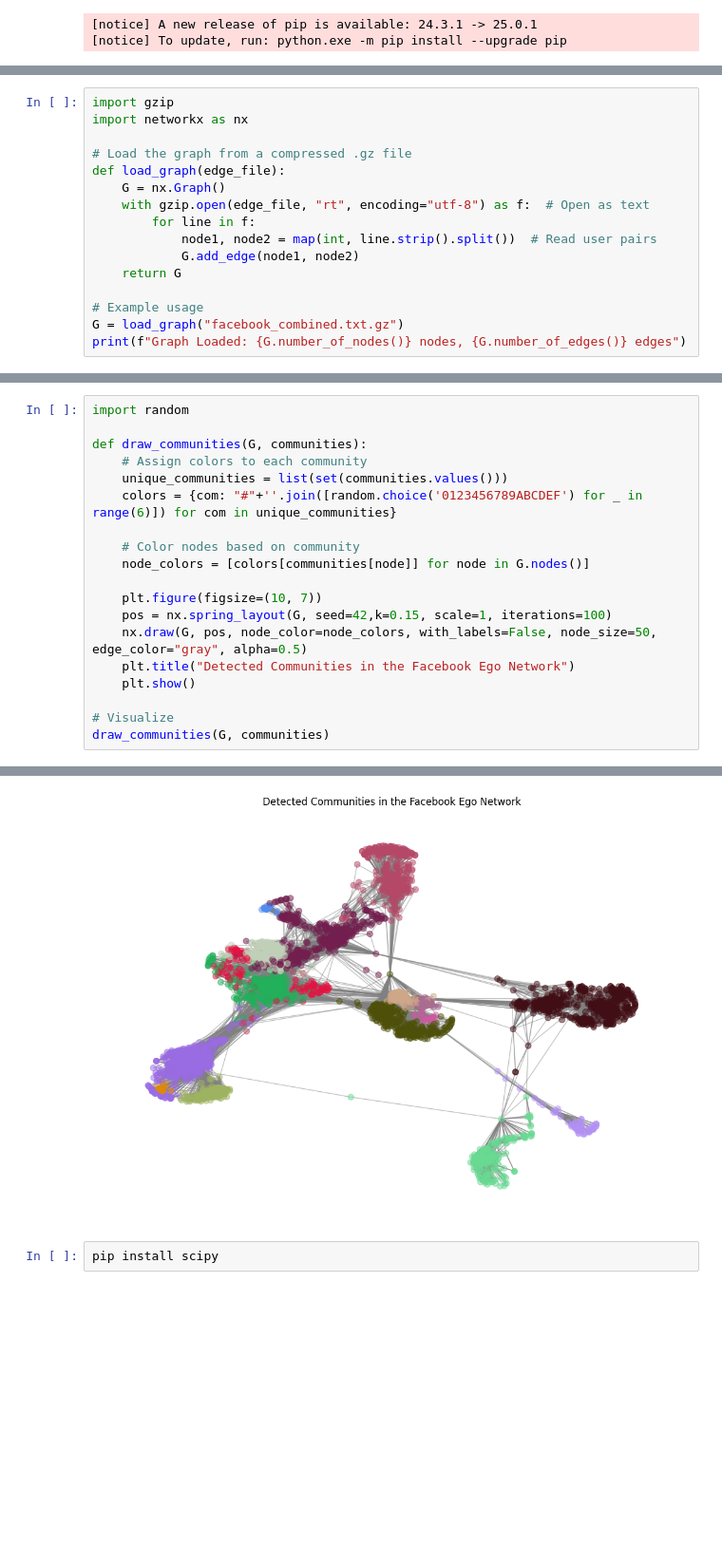
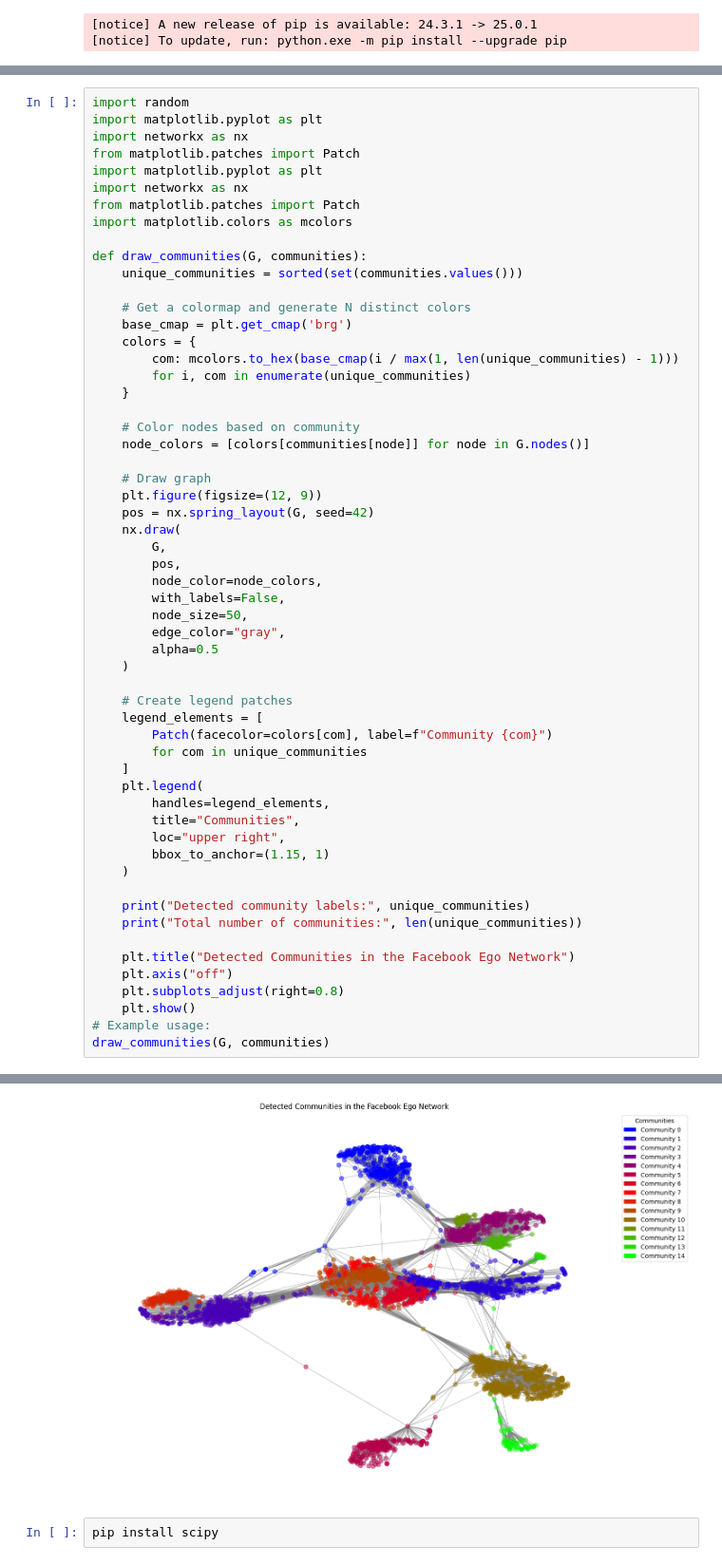
Before and after one commit to aggavni4/Identifying-Influential-Users-in-Social-Networks-Using-SNA-Metrics, a Jupyter notebook: Communities.ipynb, the cells around one changed output, grey strips where cells are left out. Shown at 95% size. Cells and saved outputs as stored; diff of their text form; blank space fills up the shorter version.

Commit message:
modified the commuities file to edit the graph coloring and removing unnecessary cells

```diff
--- a/Communities.ipynb
+++ b/Communities.ipynb
@@ -57,16 +60,0 @@ UnicodeDecodeError: 'charmap' codec can't decode byte 0x9d in position 33: chara
-# %%
-import gzip
-import networkx as nx
-
-# Load the graph from a compressed .gz file
-def load_graph(edge_file):
-    G = nx.Graph()
-    with gzip.open(edge_file, "rt", encoding="utf-8") as f:  # Open as text
-        for line in f:
-            node1, node2 = map(int, line.strip().split())  # Read user pairs
-            G.add_edge(node1, node2)
-    return G
-
-# Example usage
-G = load_graph("facebook_combined.txt.gz")
-print(f"Graph Loaded: {G.number_of_nodes()} nodes, {G.number_of_edges()} edges")
@@ -89,21 +76,59 @@ print(list(communities.items())[:5])
 [(0, 0), (1, 0), (2, 0), (3, 0), (4, 0)]
 # %%
 import random
+import matplotlib.pyplot as plt
+import networkx as nx
+from matplotlib.patches import Patch
+import matplotlib.pyplot as plt
+import networkx as nx
+from matplotlib.patches import Patch
+import matplotlib.colors as mcolors
 
 def draw_communities(G, communities):
-    # Assign colors to each community
-    unique_communities = list(set(communities.values()))
-    colors = {com: "#"+''.join([random.choice('0123456789ABCDEF') for _ in range(6)]) for com in unique_communities}
+    unique_communities = sorted(set(communities.values()))
+
+    # Get a colormap and generate N distinct colors
+    base_cmap = plt.get_cmap('brg')
+    colors = {
+        com: mcolors.to_hex(base_cmap(i / max(1, len(unique_communities) - 1)))
+        for i, com in enumerate(unique_communities)
+    }
 
     # Color nodes based on community
     node_colors = [colors[communities[node]] for node in G.nodes()]
 
-    plt.figure(figsize=(10, 7))
-    pos = nx.spring_layout(G, seed=42,k=0.15, scale=1, iterations=100)
-    nx.draw(G, pos, node_color=node_colors, with_labels=False, node_size=50, edge_color="gray", alpha=0.5)
+    # Draw graph
+    plt.figure(figsize=(12, 9))
+    pos = nx.spring_layout(G, seed=42)
+    nx.draw(
+        G,
+        pos,
+        node_color=node_colors,
+        with_labels=False,
+        node_size=50,
+        edge_color="gray",
+        alpha=0.5
+    )
+
+    # Create legend patches
+    legend_elements = [
+        Patch(facecolor=colors[com], label=f"Community {com}")
+        for com in unique_communities
+    ]
+    plt.legend(
+        handles=legend_elements,
+        title="Communities",
+        loc="upper right",
+        bbox_to_anchor=(1.15, 1)
+    )
+
+    print("Detected community labels:", unique_communities)
+    print("Total number of communities:", len(unique_communities))
+
     plt.title("Detected Communities in the Facebook Ego Network")
+    plt.axis("off")
+    plt.subplots_adjust(right=0.8)
     plt.show()
-
-# Visualize
+# Example usage:
 draw_communities(G, communities)
 # %% [output]
@@ -110,4 +137,4 @@ draw_communities(G, communities)
-[figure, old version]
+[figure, new version]
 # %%
 pip install scipy
 # %% [output]
```
Also changed, not shown: parts of 7 cells of this notebook.
